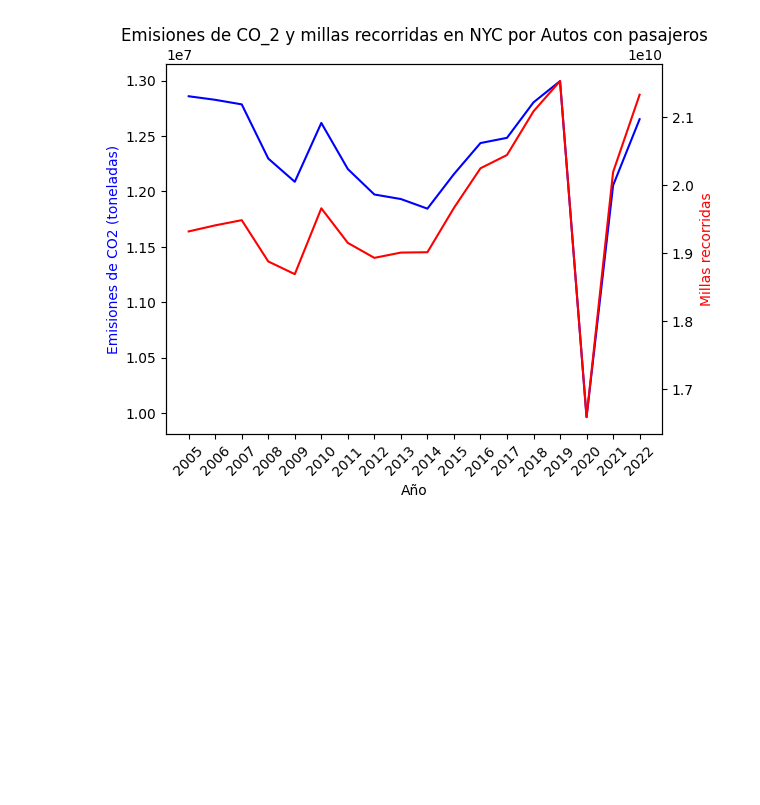
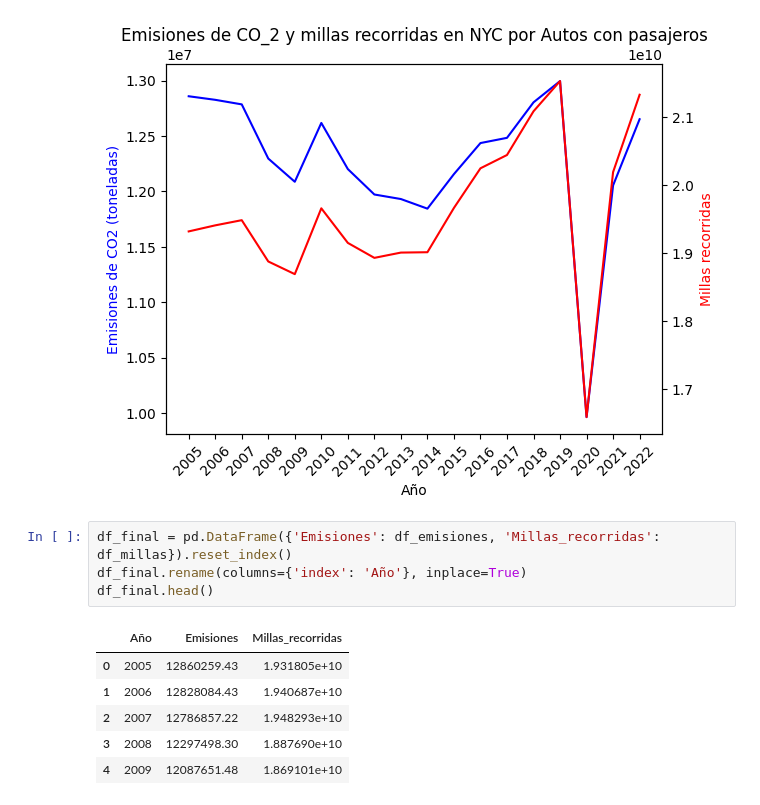
Before and after one commit to R4F43LB/EcoTaxisNYC, a Jupyter notebook: EDA/co2_ny.ipynb, the cells around one changed output. Saved outputs shown, nothing was run; the diff lists cells and outputs as text; blank space fills up the shorter version.

```diff
--- a/EDA/co2_ny.ipynb
+++ b/EDA/co2_ny.ipynb
@@ -210,3 +210,14 @@ ax2.tick_params(axis='x', rotation=45)
 plt.show()
 # %% [output]
 [figure]
+# %%
+df_final = pd.DataFrame({'Emisiones': df_emisiones, 'Millas_recorridas': df_millas}).reset_index()
+df_final.rename(columns={'index': 'Año'}, inplace=True)
+df_final.head()
+# %% [output]
+|  | Año | Emisiones | Millas_recorridas |
+| 0 | 2005 | 12860259.43 | 1.931805e+10 |
+| 1 | 2006 | 12828084.43 | 1.940687e+10 |
+| 2 | 2007 | 12786857.22 | 1.948293e+10 |
+| 3 | 2008 | 12297498.30 | 1.887690e+10 |
+| 4 | 2009 | 12087651.48 | 1.869101e+10 |
```
Also changed, not shown: parts of 1 cell of this notebook, 11 other files.
